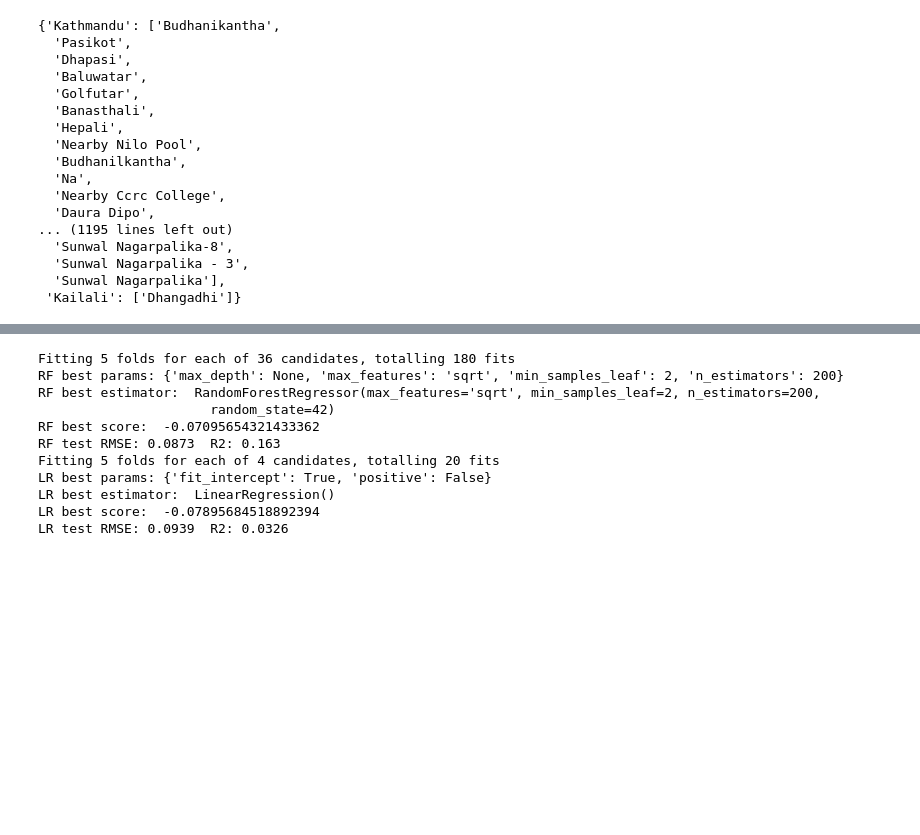
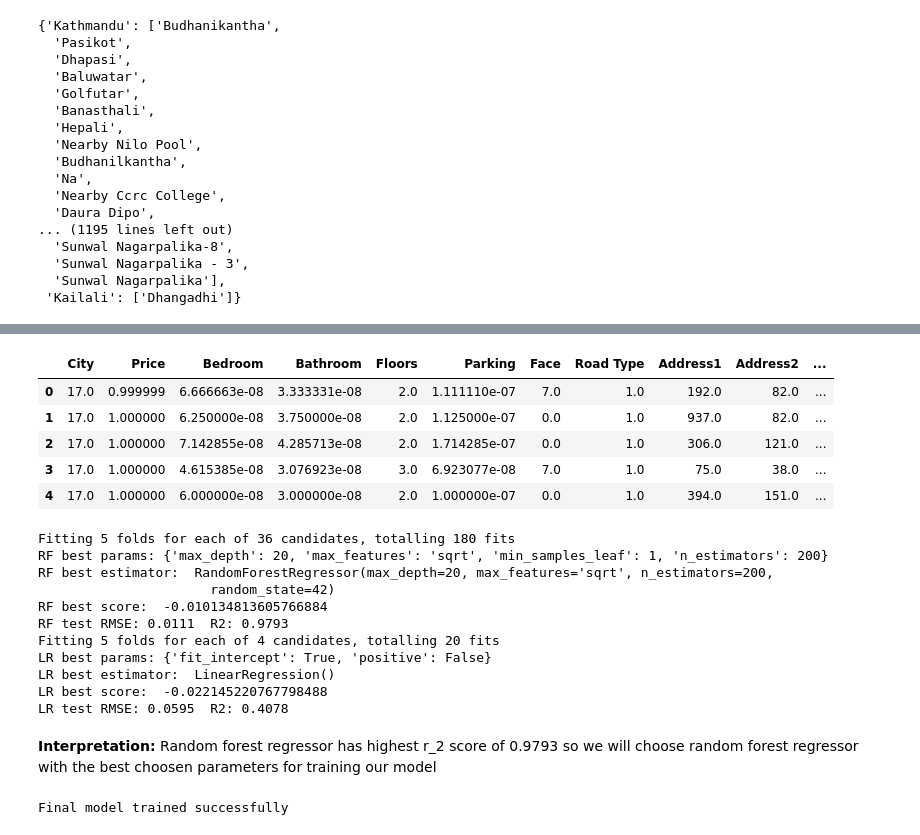
Before and after one commit to SakriyaPyakurel/ML, a Jupyter notebook: mini_project/preprocessing.ipynb, the cells around one changed output, grey strips where cells are left out. Cells and saved outputs as stored; diff of their text form; code cells hidden in the pictures; blank space fills up the shorter version.

Commit message:
selected random forest regressor as the best predictor model completed training and stored all the useful objects into a .pkl file

```diff
--- a/mini_project/preprocessing.ipynb
+++ b/mini_project/preprocessing.ipynb
@@ -216,12 +216,6 @@ checking_city
 # encoding categorical columns using label encoding
 from sklearn.preprocessing import LabelEncoder
 categorical_cols = ['City','Face','Road Type','Address1','Address2']
-numerical_cols = ['Price','Bedroom','Bathroom','Parking','Area_sqft','Build_Area_sqft','Age','Road Width(in feet)']
-for cols in numerical_cols:
-    df[cols] = pd.to_numeric(df[cols], errors='coerce')
-    scaler = MinMaxScaler()
-    df[cols] = np.log1p(df[cols])
-    df[cols] = scaler.fit_transform(df[[cols]])
 encoders = {}
 encoded_values = {}
 for col in categorical_cols:
@@ -229,4 +223,3 @@ for col in categorical_cols:
     df[col] = le.fit_transform(df[col].astype(str))
     encoded_values[col] = list(le.classes_)
     encoders[col] = le
-encoded_values
@@ -250,0 +245,5 @@ encoded_values
+# %%
+imputer = KNNImputer(n_neighbors=5)
+imputed_arr=imputer.fit_transform(df)
+df = pd.DataFrame(imputed_arr, columns=df.columns)
+df.isnull().sum()
@@ -251,3 +266,16 @@ encoded_values
+# %%
+# normalizing the numerical columns
+numerical_cols = ['Price','Bedroom','Bathroom','Parking','Area_sqft','Build_Area_sqft','Age','Road Width(in feet)']
+normalizer = Normalizer()
+df[numerical_cols] = normalizer.fit_transform(df[numerical_cols])
+df.head()
+# %% [output]
+|  | City | Price | Bedroom | Bathroom | Floors | Parking | Face | Road Type | Address1 | Address2 | ... |
+| 0 | 17.0 | 0.999999 | 6.666663e-08 | 3.333331e-08 | 2.0 | 1.111110e-07 | 7.0 | 1.0 | 192.0 | 82.0 | ... |
+| 1 | 17.0 | 1.000000 | 6.250000e-08 | 3.750000e-08 | 2.0 | 1.125000e-07 | 0.0 | 1.0 | 937.0 | 82.0 | ... |
+| 2 | 17.0 | 1.000000 | 7.142855e-08 | 4.285713e-08 | 2.0 | 1.714285e-07 | 0.0 | 1.0 | 306.0 | 121.0 | ... |
+| 3 | 17.0 | 1.000000 | 4.615385e-08 | 3.076923e-08 | 3.0 | 6.923077e-08 | 7.0 | 1.0 | 75.0 | 38.0 | ... |
+| 4 | 17.0 | 1.000000 | 6.000000e-08 | 3.000000e-08 | 2.0 | 1.000000e-07 | 0.0 | 1.0 | 394.0 | 151.0 | ... |
 # %%
 from sklearn.model_selection import GridSearchCV, train_test_split
 from sklearn.ensemble import RandomForestRegressor
@@ -301,13 +329,25 @@ print('LR best score: ', lr_gs.best_score_)
 print("LR test RMSE:", round(lr_rmse, 4), " R2:", round(lr_r2, 4))
 # %% [output]
 Fitting 5 folds for each of 36 candidates, totalling 180 fits
-RF best params: {'max_depth': None, 'max_features': 'sqrt', 'min_samples_leaf': 2, 'n_estimators': 200}
-RF best estimator:  RandomForestRegressor(max_features='sqrt', min_samples_leaf=2, n_estimators=200,
+RF best params: {'max_depth': 20, 'max_features': 'sqrt', 'min_samples_leaf': 1, 'n_estimators': 200}
+RF best estimator:  RandomForestRegressor(max_depth=20, max_features='sqrt', n_estimators=200,
                       random_state=42)
-RF best score:  -0.07095654321433362
-RF test RMSE: 0.0873  R2: 0.163
+RF best score:  -0.010134813605766884
+RF test RMSE: 0.0111  R2: 0.9793
 Fitting 5 folds for each of 4 candidates, totalling 20 fits
 LR best params: {'fit_intercept': True, 'positive': False}
 LR best estimator:  LinearRegression()
-LR best score:  -0.07895684518892394
-LR test RMSE: 0.0939  R2: 0.0326
+LR best score:  -0.022145220767798488
+LR test RMSE: 0.0595  R2: 0.4078
+# %% [markdown]
+<b>Interpretation:</b> Random forest regressor has highest r_2 score of 0.9793 so we will choose random forest regressor with the best choosen parameters for training our model
+# %%
+# training the final model using random forest regressor
+final_model = RandomForestRegressor(**rf_gs.best_params_, random_state=42)
+final_model.fit(X_train,y_train)
+if final_model is not None:
+    print('Final model trained successfully')
+else:
+    print('Final model training failed')
+# %% [output]
+Final model trained successfully
```
Also changed, not shown: parts of 5 cells of this notebook.
